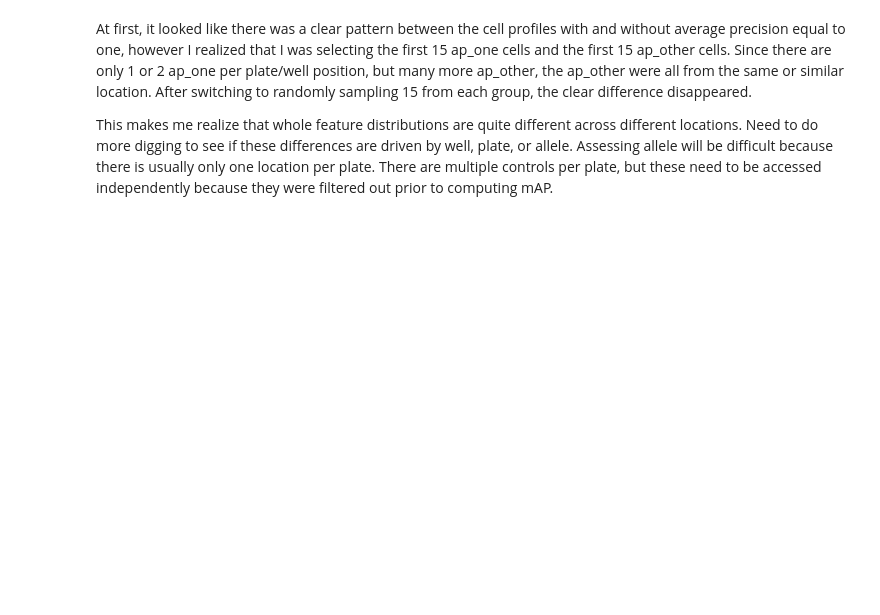
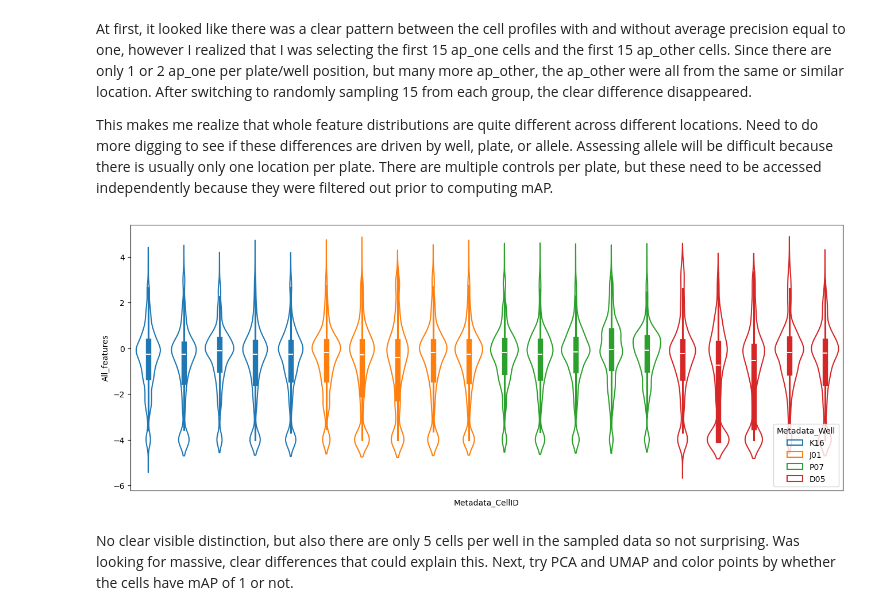
Before and after one commit to runxi-shen/2021_09_01_VarChAMP, a Jupyter notebook: 7.downstream_analysis_jess/notebooks/explore_map_results.ipynb, the cells around one changed output. Drawn from its saved outputs; the diff is of its cells as text; code cells hidden in the pictures; blank space fills up the shorter version.

```diff
--- a/7.downstream_analysis_jess/notebooks/explore_map_results.ipynb
+++ b/7.downstream_analysis_jess/notebooks/explore_map_results.ipynb
@@ -244,3 +268,19 @@ plt.show()
 At first, it looked like there was a clear pattern between the cell profiles with and without average precision equal to one, however I realized that I was selecting the first 15 ap_one cells and the first 15 ap_other cells. Since there are only 1 or 2 ap_one per plate/well position, but many more ap_other, the ap_other were all from the same or similar location. After switching to randomly sampling 15 from each group, the clear difference disappeared.
 
 This makes me realize that whole feature distributions are quite different across different locations. Need to do more digging to see if these differences are driven by well, plate, or allele. Assessing allele will be difficult because there is usually only one location per plate. There are multiple controls per plate, but these need to be accessed independently because they were filtered out prior to computing mAP.
+# %%
+# plot distributions from random well positions
+all_wells = bl_plate.get_column("Metadata_Well").to_list()
+all_wells = np.unique(all_wells)
+
+sel_wells = sample(list(all_wells), 4)
+cells = []
+for well in sel_wells:
+    temp = bl_plate.filter(pl.col("Metadata_Well") == well).get_column("Metadata_CellID").to_numpy()
+    cells = np.concatenate((list(cells), list(temp)))
+
+plot_cell_dist(cells, cells_log10, 'Metadata_Well')
+# %% [output]
+[figure, added]
+# %% [markdown]
+No clear visible distinction, but also there are only 5 cells per well in the sampled data so not surprising. Was looking for massive, clear differences that could explain this. Next, try PCA and UMAP and color points by whether the cells have mAP of 1 or not.
```
Also changed, not shown: parts of 10 cells of this notebook.
